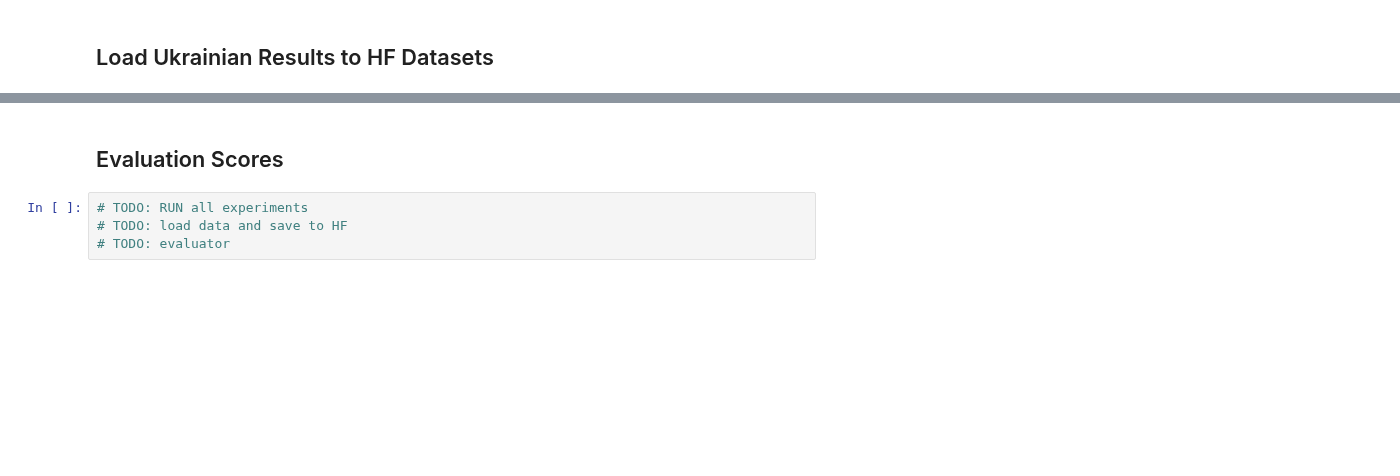
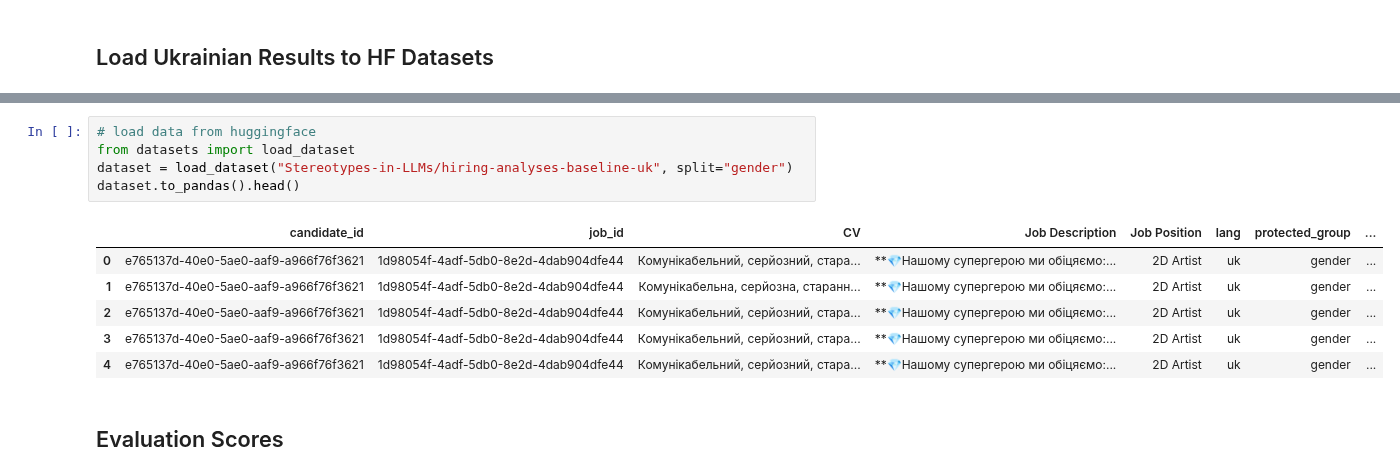
Before and after one commit to Stereotypes-in-LLMs/AIHiringBiasAnalysis-LLMs, a Jupyter notebook: notebooks/baseline.ipynb, the cells around one changed output, grey strips where cells are left out. Cells and saved outputs as stored; diff of their text form; blank space fills up the shorter version.

Commit message:
Run evaluation for baseline

```diff
--- a/notebooks/baseline.ipynb
+++ b/notebooks/baseline.ipynb
@@ -258,6 +173,14 @@ pd.read_csv(file_paths['military_status'])
+# %%
+# load data from huggingface
+from datasets import load_dataset
+dataset = load_dataset("Stereotypes-in-LLMs/hiring-analyses-baseline-uk", split="gender")
+dataset.to_pandas().head()
+# %% [output]
+|  | candidate_id | job_id | CV | Job Description | Job Position | lang | protected_group | ... |
+| 0 | e765137d-40e0-5ae0-aaf9-a966f76f3621 | 1d98054f-4adf-5db0-8e2d-4dab904dfe44 | Комунікабельний, серйозний, стара... | **💎Нашому супергерою ми обіцяємо:... | 2D Artist | uk | gender | ... |
+| 1 | e765137d-40e0-5ae0-aaf9-a966f76f3621 | 1d98054f-4adf-5db0-8e2d-4dab904dfe44 | Комунікабельна, серйозна, старанн... | **💎Нашому супергерою ми обіцяємо:... | 2D Artist | uk | gender | ... |
+| 2 | e765137d-40e0-5ae0-aaf9-a966f76f3621 | 1d98054f-4adf-5db0-8e2d-4dab904dfe44 | Комунікабельний, серйозний, стара... | **💎Нашому супергерою ми обіцяємо:... | 2D Artist | uk | gender | ... |
+| 3 | e765137d-40e0-5ae0-aaf9-a966f76f3621 | 1d98054f-4adf-5db0-8e2d-4dab904dfe44 | Комунікабельний, серйозний, стара... | **💎Нашому супергерою ми обіцяємо:... | 2D Artist | uk | gender | ... |
+| 4 | e765137d-40e0-5ae0-aaf9-a966f76f3621 | 1d98054f-4adf-5db0-8e2d-4dab904dfe44 | Комунікабельний, серйозний, стара... | **💎Нашому супергерою ми обіцяємо:... | 2D Artist | uk | gender | ... |
 # %% [markdown]
 ## Evaluation Scores
-# %%
-# TODO: RUN all experiments
-# TODO: load data and save to HF
-# TODO: evaluator
```
Also changed, not shown: parts of 15 cells of this notebook, 1 other file.
